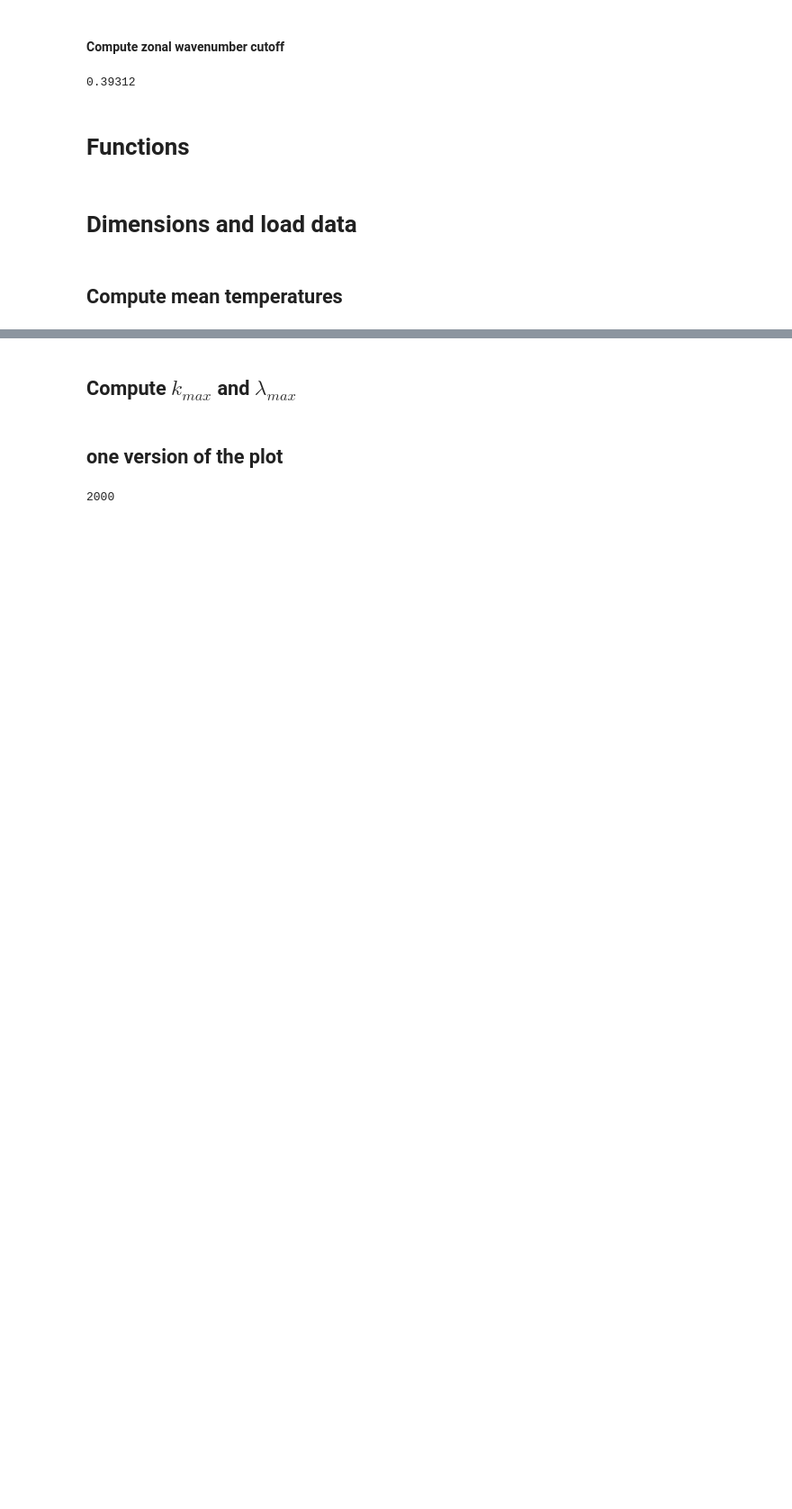
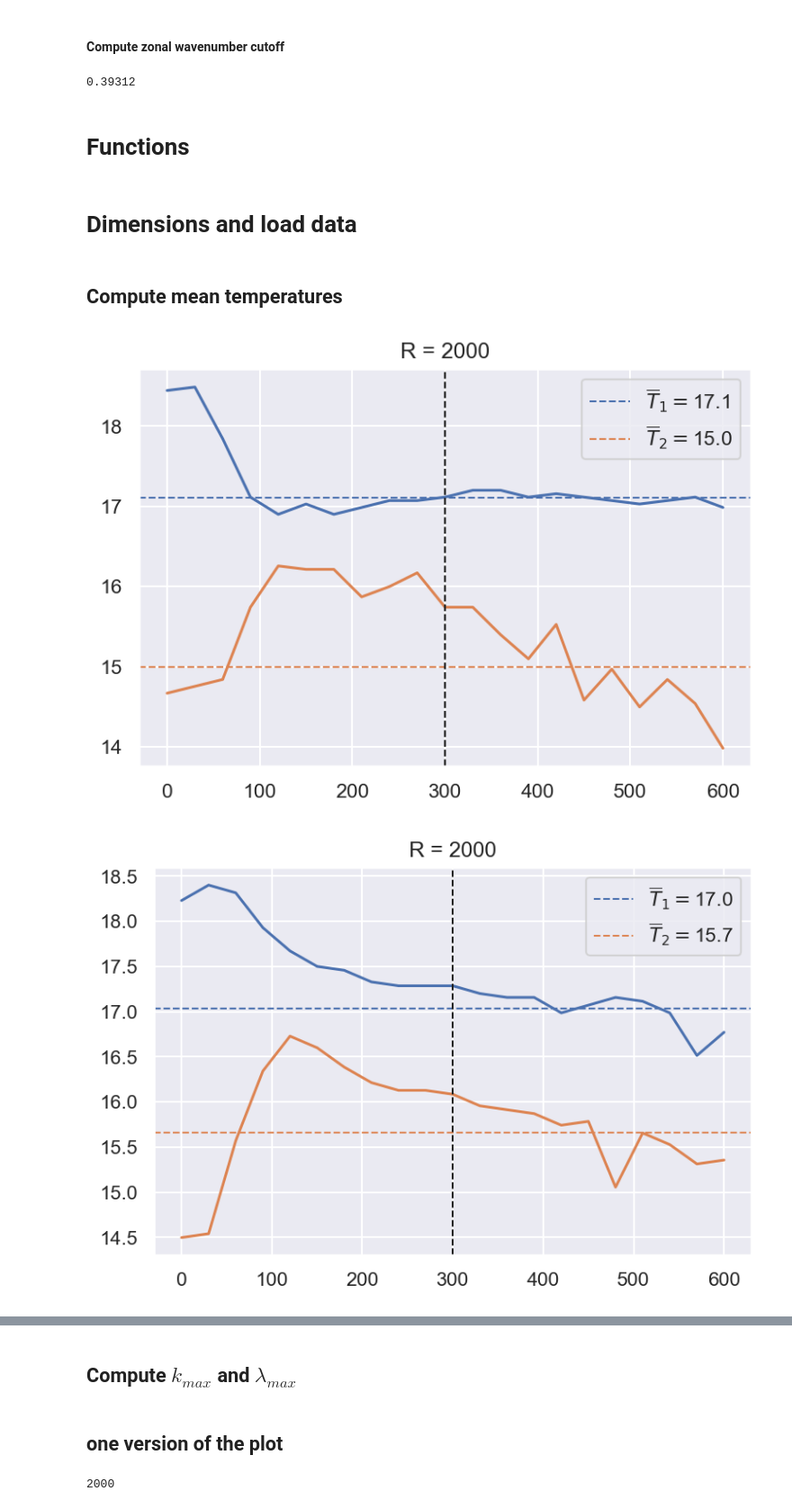
Before and after one commit to ktcarr/12.843, a Jupyter notebook: lab4/analysis.ipynb, the cells around one changed output, grey strips where cells are left out. Shown at 90% size. Drawn from its saved outputs; the diff is of its cells as text; code cells hidden in the pictures; blank space fills up the shorter version.

```diff
--- a/lab4/analysis.ipynb
+++ b/lab4/analysis.ipynb
@@ -170,33 +171,36 @@ time_min = time_s/60
 ## Compute mean temperatures
 # %%
 cutoff  = 300
-plot    = False
+plot    = True
 colors  = sns.color_palette()
 T_means = []
 for ri, r in enumerate(R_vals):
     T_means_r = []
-    for si in range(4):
+    for si in [0,2,3]:
         T = T_data[r].iloc[:,[2*(si+1),2*(si+1)+1]].values
         if r>300:
             cutoff_idx = np.where(time_s==300)[0].item()
             T_mean = T[cutoff_idx:].mean(0)
         else:
             T_mean = T.mean(0)
         T_means_r.append(T_mean)
 
         if plot:
             fig,ax=plt.subplots()
             ax.plot(time_s, T[:,0])#, label=r'$T_1$')
             ax.plot(time_s, T[:,1])#, label='$T_2$')
             ax.axhline(T_mean[0], c=colors[0], ls='--',lw=1,label=r'$\overline{T}_1=$'+f'{T_mean[0]:.1f}')
             ax.axhline(T_mean[1], c=colors[1], ls='--',lw=1,label=r'$\overline{T}_2=$'+f'{T_mean[1]:.1f}')
             if r>300:
                 ax.axvline(300, lw=1,ls='--', c='k')
             ax.legend()
             ax.set_title(f'R = {r}')
             plt.show()
     T_means.append(np.stack(T_means_r,axis=0))
 
 ## Create single array
 # dimensions: (R, sensor, upper/lower)
 T_means = np.stack(T_means, axis=0)
+# %% [output]
+[figure, added]
+[figure, added]
```
Also changed, not shown: parts of 24 cells of this notebook.
